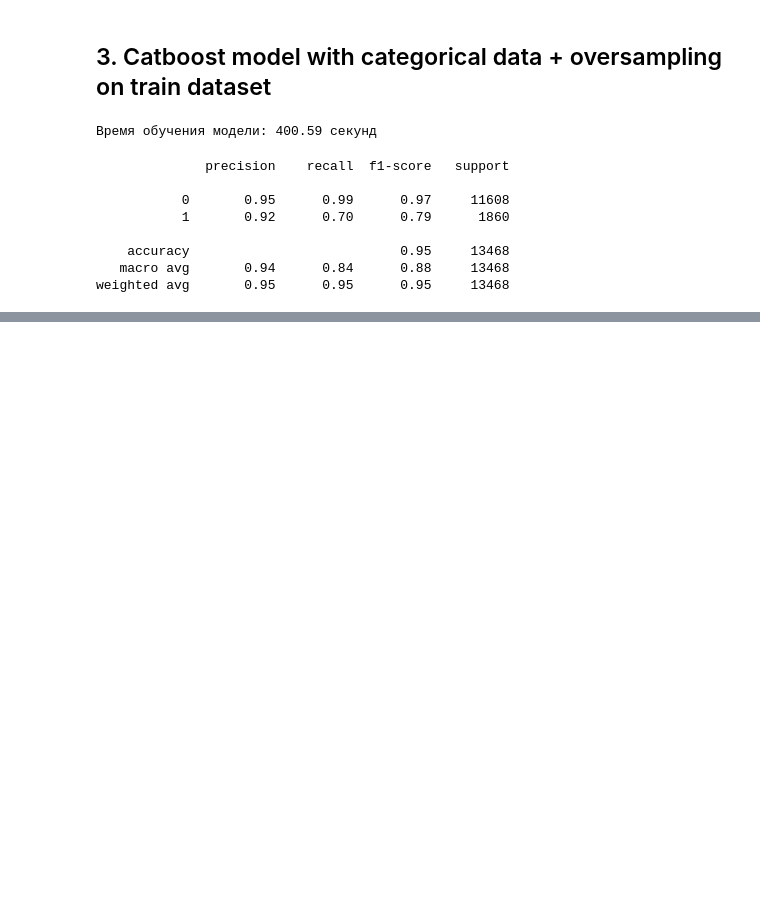
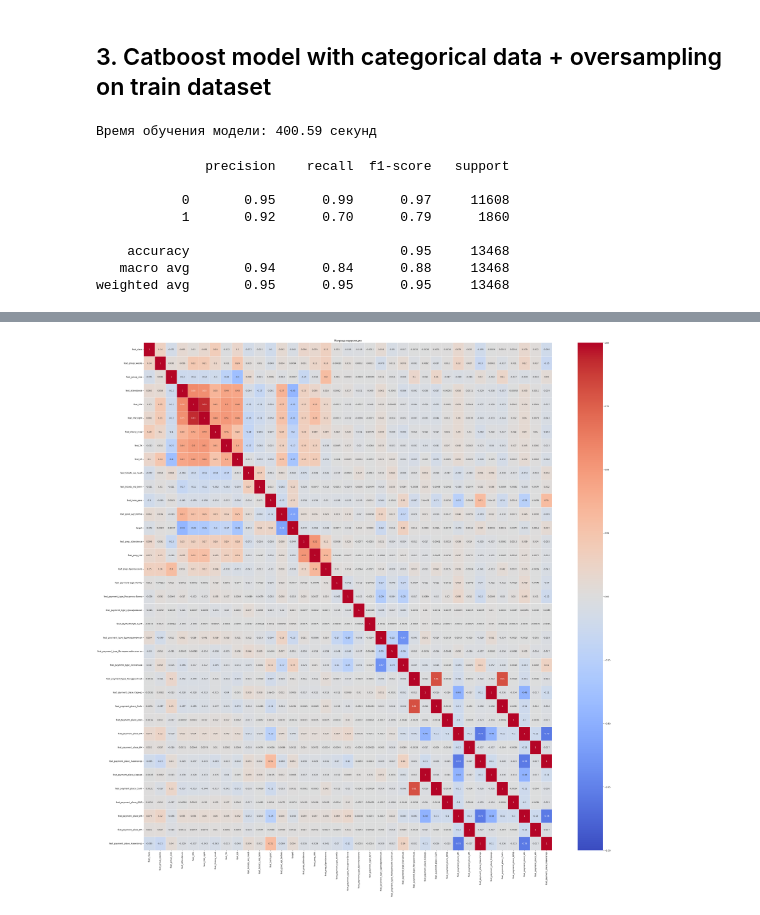
Before and after one commit to MAGlukhov/term_prob, a Jupyter notebook: Catboost.ipynb, the cells around one changed output, grey strips where cells are left out. Saved outputs shown, nothing was run; the diff lists cells and outputs as text; code cells hidden in the pictures; blank space fills up the shorter version.

```diff
--- a/Catboost.ipynb
+++ b/Catboost.ipynb
@@ -253,3 +253,8 @@ for train_index, test_index in kf.split(X_cat):
     f1.append(f1_score(y_test, y_pred))
 
 print(f'Средняя точность кросс-валидации: {round(np.mean(f1), 4)}')
+# %%
+df = pd.read_csv('Clean_Data.csv', sep=';')
+# %%
+df_cat = df[['feat_group_format','feat_payment_type','feat_payment_place']]
+df_no_cat = df.drop(columns=['student_id','student_email','group_id','group_title','prep_email','date_first_l','feat_group_format','feat_payment_type','feat_payment_place'])
@@ -255,0 +263,12 @@ print(f'Средняя точность кросс-валидации: {round(np
+# %%
+encoded_ohe_df = df_no_cat
+ohe = OneHotEncoder(sparse_output=False, dtype=int)
+
+ohe_df_1 = pd.DataFrame(ohe.fit_transform(df_cat[['feat_payment_type']]), columns=ohe.get_feature_names_out(['feat_payment_type']))
+encoded_ohe_df = pd.concat([encoded_ohe_df, ohe_df_1], axis=1) # В том случае, если хотим добавить закодированные данные
+ohe = OneHotEncoder(sparse_output=False, dtype=int)
+ohe_df_2 = pd.DataFrame(ohe.fit_transform(df_cat[['feat_payment_place']]), columns=ohe.get_feature_names_out(['feat_payment_place']))
+encoded_ohe_df = pd.concat([encoded_ohe_df, ohe_df_2], axis=1) # В том случае, если хотим добавить закодированные данные
+ohe = OneHotEncoder(sparse_output=False, dtype=int)
+ohe_df_3 = pd.DataFrame(ohe.fit_transform(df_cat[['feat_payment_place']]), columns=ohe.get_feature_names_out(['feat_payment_place']))
+encoded_ohe_df = pd.concat([encoded_ohe_df, ohe_df_3], axis=1) # В том случае, если хотим добавить закодированные данные
@@ -255,0 +291,17 @@ print(f'Средняя точность кросс-валидации: {round(np
+# %%
+corr_matrix = encoded_ohe_df.corr()
+import seaborn as sns
+import matplotlib.pyplot as plt
+
+plt.figure(figsize=(45, 45))
+sns.heatmap(
+    corr_matrix,
+    annot=True,  # Показывать значения в ячейках
+    cmap='coolwarm',  # Цветовая схема
+    vmin=-1, vmax=1,  # Диапазон для шкалы
+    linewidths=0.5    # Границы между ячейками
+)
+plt.title('Матрица корреляции')
+plt.show()
+# %% [output]
+[figure, added]
```
Also changed, not shown: parts of 2 cells of this notebook.
